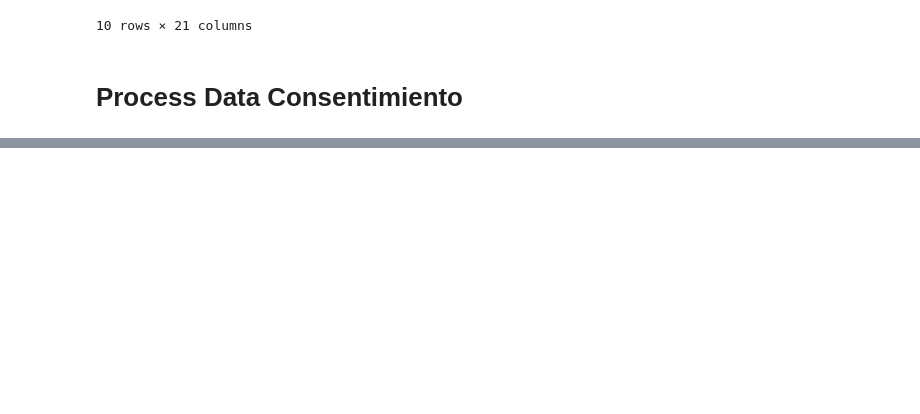
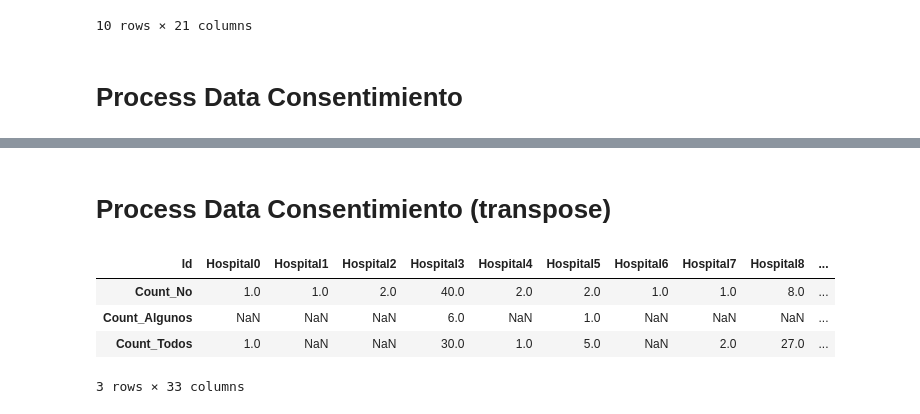
Before and after one commit to DataCritica/violencia-obstetrica-cuba, a Jupyter notebook: processData.ipynb, the cells around one changed output, grey strips where cells are left out. Cells and saved outputs as stored; diff of their text form; code cells hidden in the pictures; blank space fills up the shorter version.

```diff
--- a/processData.ipynb
+++ b/processData.ipynb
@@ -158,0 +127,33 @@ Name: Hospital, dtype: object
+# %% [markdown]
+# Process Data Consentimiento (transpose)
+# %%
+# Create a copy of df
+df_new = df_final.copy()
+
+# Reset index
+df_new.reset_index(drop=True, inplace=True)
+# Create new column with index values
+df_new.insert(loc=0, column='Id', value=df_new.index)
+
+# Create a copy of dataframe and delete columns
+df_new = df_new.drop(columns=['Hospital', 'Long', 'Lat'])
+
+# Modify column 'Id' and concatenate str for values
+df_new['Id'] = 'Hospital' + df_new['Id'].astype(str)
+
+# Set column 'Id' as index
+df_new = df_new.set_index('Id')
+
+# Transpose dataframe
+df_tr2 = df_new.transpose()
+
+# Save dataframe as 'xlsx'
+#df_tr2.to_excel('data/consent_process_copy.xlsx', index = False)
+
+df_tr2
+# %% [output]
+| Id | Hospital0 | Hospital1 | Hospital2 | Hospital3 | Hospital4 | Hospital5 | Hospital6 | Hospital7 | Hospital8 | ... |
+| Count_No | 1.0 | 1.0 | 2.0 | 40.0 | 2.0 | 2.0 | 1.0 | 1.0 | 8.0 | ... |
+| Count_Algunos | NaN | NaN | NaN | 6.0 | NaN | 1.0 | NaN | NaN | NaN | ... |
+| Count_Todos | 1.0 | NaN | NaN | 30.0 | 1.0 | 5.0 | NaN | 2.0 | 27.0 | ... |
+3 rows × 33 columns
```
Also changed, not shown: parts of 5 cells of this notebook.
